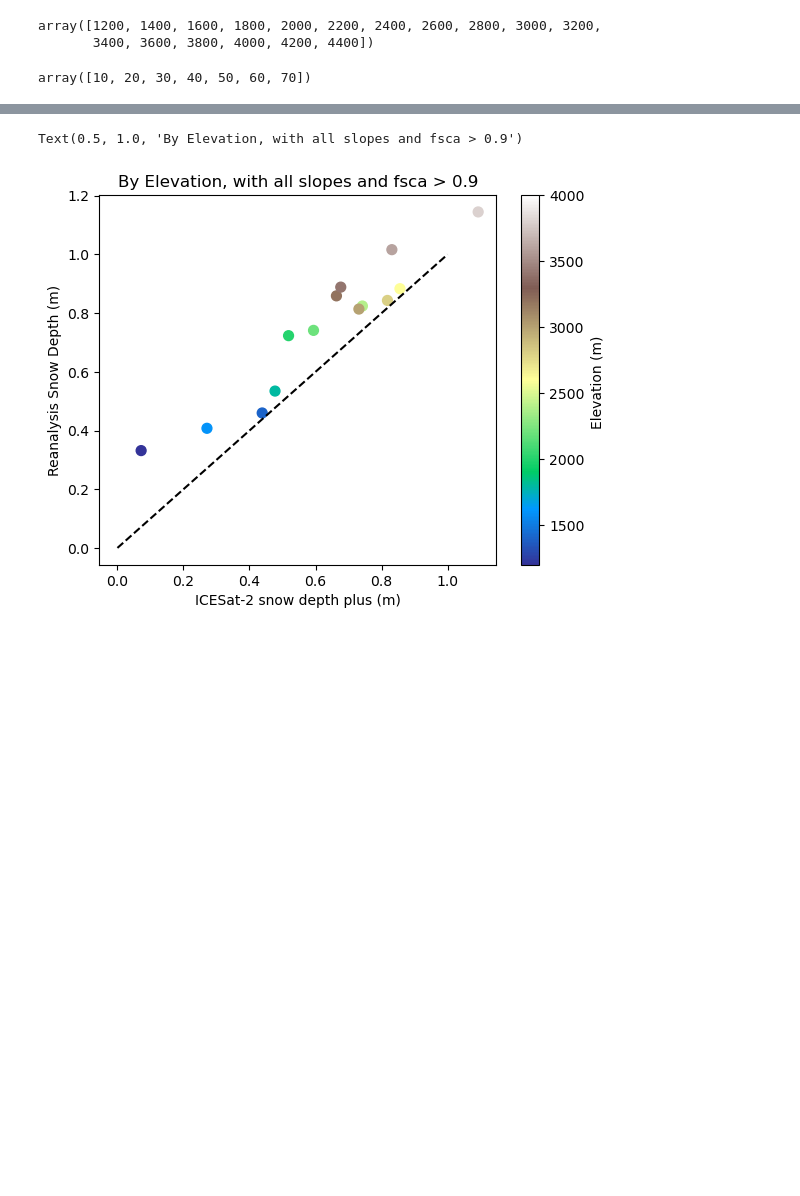
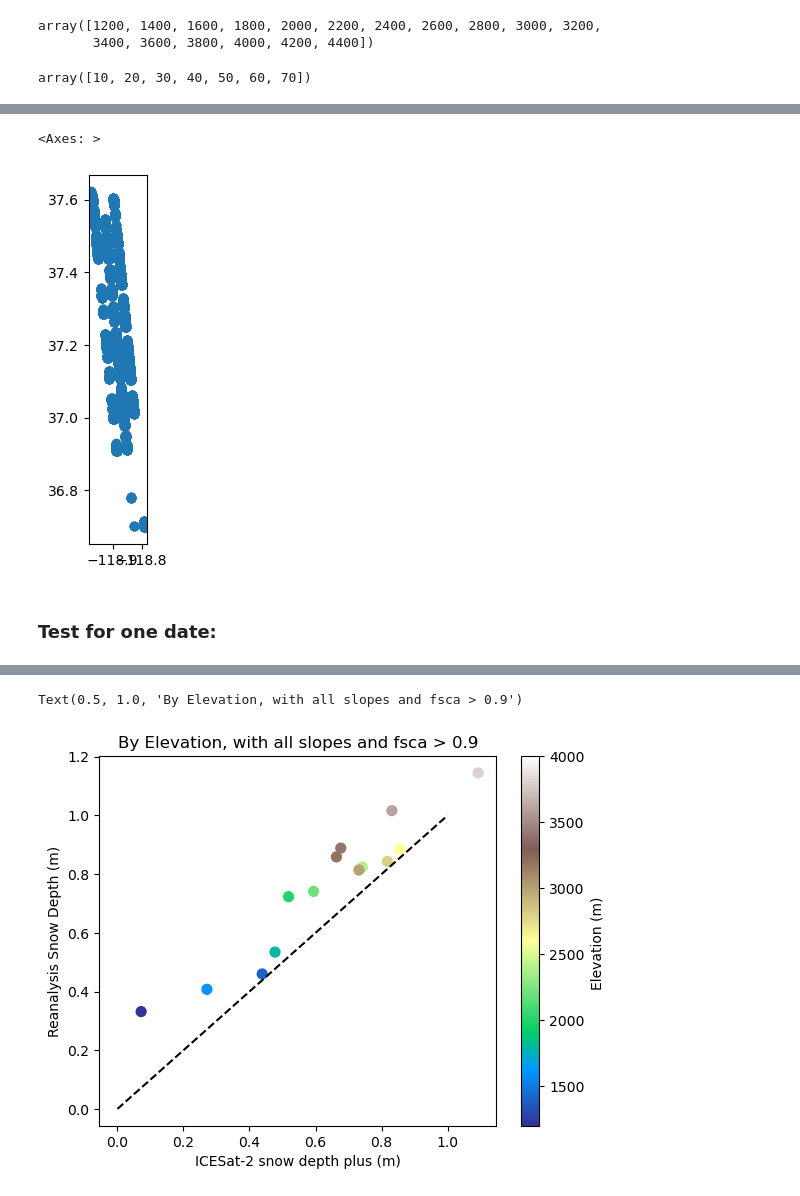
Before and after one commit to bessoh2/analog_snowmapping, a Jupyter notebook: notebooks/figure_making/slope_scatter_plots.ipynb, the cells around one changed output, grey strips where cells are left out. Cells and saved outputs as stored; diff of their text form; code cells hidden in the pictures; blank space fills up the shorter version.

```diff
--- a/notebooks/figure_making/slope_scatter_plots.ipynb
+++ b/notebooks/figure_making/slope_scatter_plots.ipynb
@@ -231,0 +611,2 @@ array([10, 20, 30, 40, 50, 60, 70])
+# %%
+atl06sr_gdf['acqdate_dt'] = pd.to_datetime(atl06sr_gdf['acqdate'])
@@ -231,0 +632,7 @@ array([10, 20, 30, 40, 50, 60, 70])
+# %%
+atl06_highlight_data.plot()
+# %% [output]
+<Axes: >
+[figure, added]
+# %% [markdown]
+### Test for one date:
```
Also changed, not shown: parts of 70 cells of this notebook, 3 other files.
